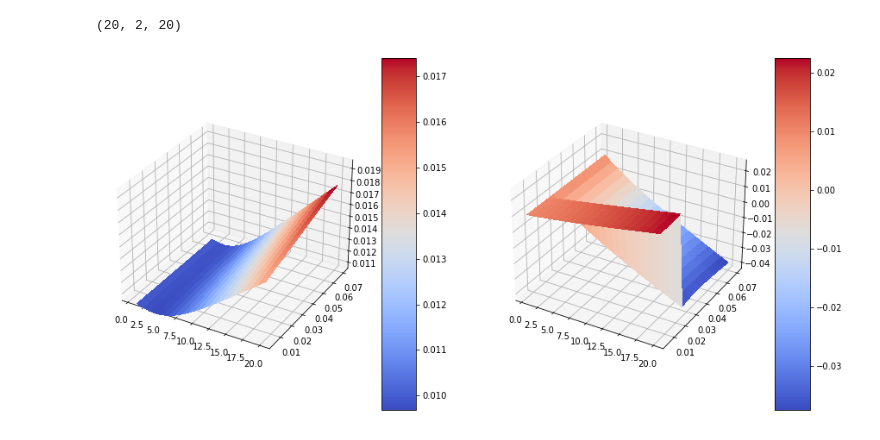
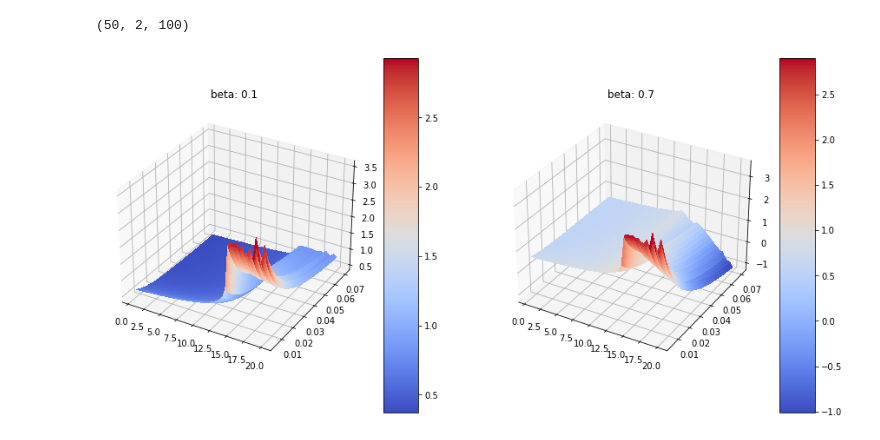
Before and after one commit to carolinepie/term_2_citi_project, a Jupyter notebook: sabr_vol.ipynb, the cells around one changed output. Cells and saved outputs as stored; diff of their text form; code cells hidden in the pictures.

Commit message:
add plots

```diff
--- a/sabr_vol.ipynb
+++ b/sabr_vol.ipynb
@@ -70,8 +92,8 @@ def data_gen_sabr(ranges, mode): # mode: ln or n
 # S_Ks = np.linspace(S_min/S_max, S_max/S_max, num=20)
 
 Ss = np.array([0.005])
-Ks = np.linspace(0.005, 0.07, num=20)
-Ts = np.linspace(0.5, 20., num=20)
+Ks = np.linspace(0.005, 0.07, num=100)
+Ts = np.linspace(0.5, 20., num=50)
 
 betas = np.array([0.1, 0.7])
 rhos = np.array([-0.4])
@@ -148,32 +176,10 @@ max      0.023141
-# %%
-print(n_res.squeeze().shape)
-# %% [output]
-(20, 2, 20)
-# %%
-def plot_vols(vols, ranges): # after squeeze, only betas remain
-    fig = plt.figure(figsize=(15,15))
-    X, Y = np.meshgrid(n_ranges['Ts'], n_ranges['Ks'])
-    for beta_i in range(ranges['betas'].shape[0]):
-        surface = vols[:, beta_i, :]
-        ax = fig.add_subplot(1, ranges['betas'].shape[0], beta_i+1, projection='3d')
-        surf = ax.plot_surface(X, Y, Z=surface, rstride=1, cstride=1, cmap=cm.coolwarm,linewidth=0,
-                                antialiased=False)
-        ax.set_zlim(np.min(surface)*1.1, np.max(surface)*1.1)
-        fig.colorbar(surf, shrink=0.5, aspect=10)
-    plt.show()
-
-
-
-#      for s_i in range(ranges['Ss'].shape[0]):
-#         for sigma_i in range(ranges['V_atms'].shape[0]):
-
-#                 for rho_i in range(ranges['rhos'].shape[0]):
-#                     for vv_i in range(ranges['volvols'].shape[0]):
-#                         for d_i in range(ranges['ds'].shape[0]):
-# %%
-plot_vols(n_res.squeeze(), n_ranges)
-# %% [output]
-[figure, removed]
+# %%
+# lognormal:
+print(ln_res.squeeze().shape)
+plot_vols(ln_res.squeeze(), ln_ranges)
+# %% [output]
+(50, 2, 100)
+[figure, added]
 # %%
 # pysabr.Hagan2002LognormalSABR(0.005, 0, 1, 0.1, 0.0001, -0.4, 0.0001).lognormal_vol(0.07)
 # %%
```
Also changed, not shown: parts of 5 cells of this notebook.
